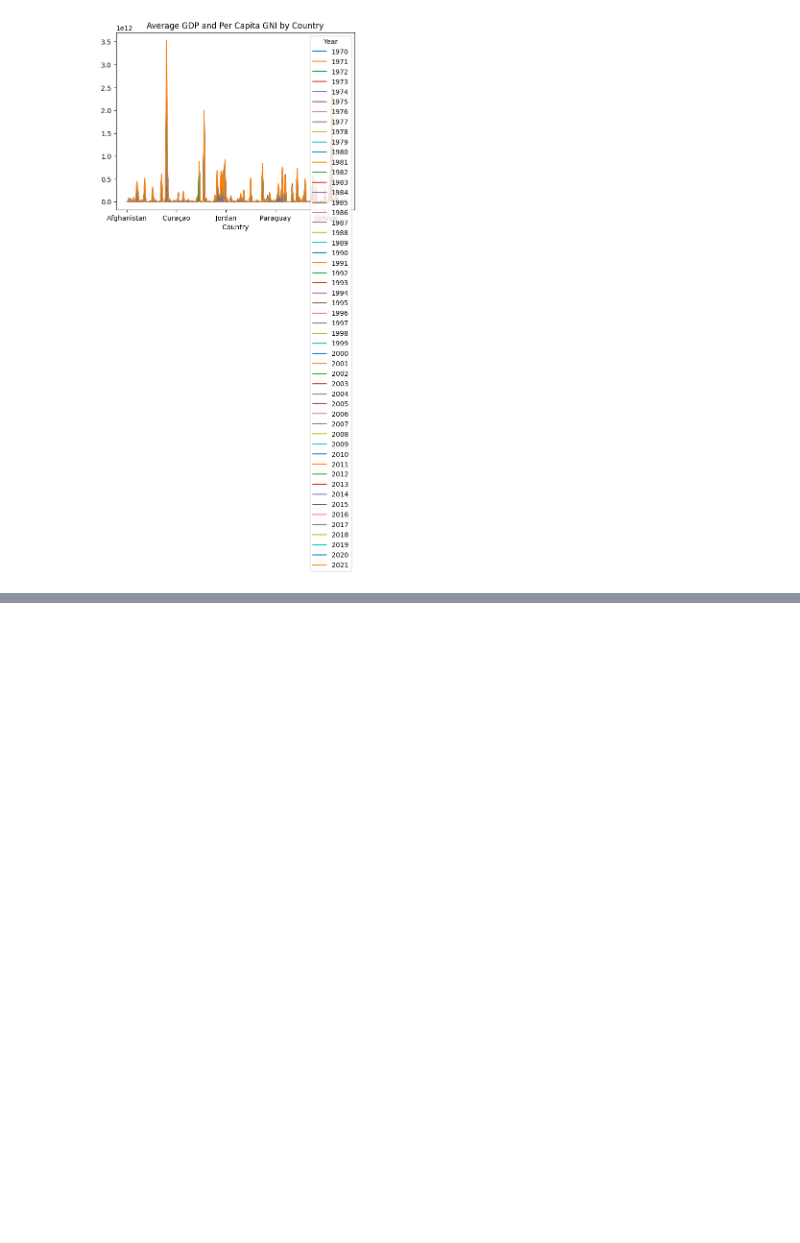
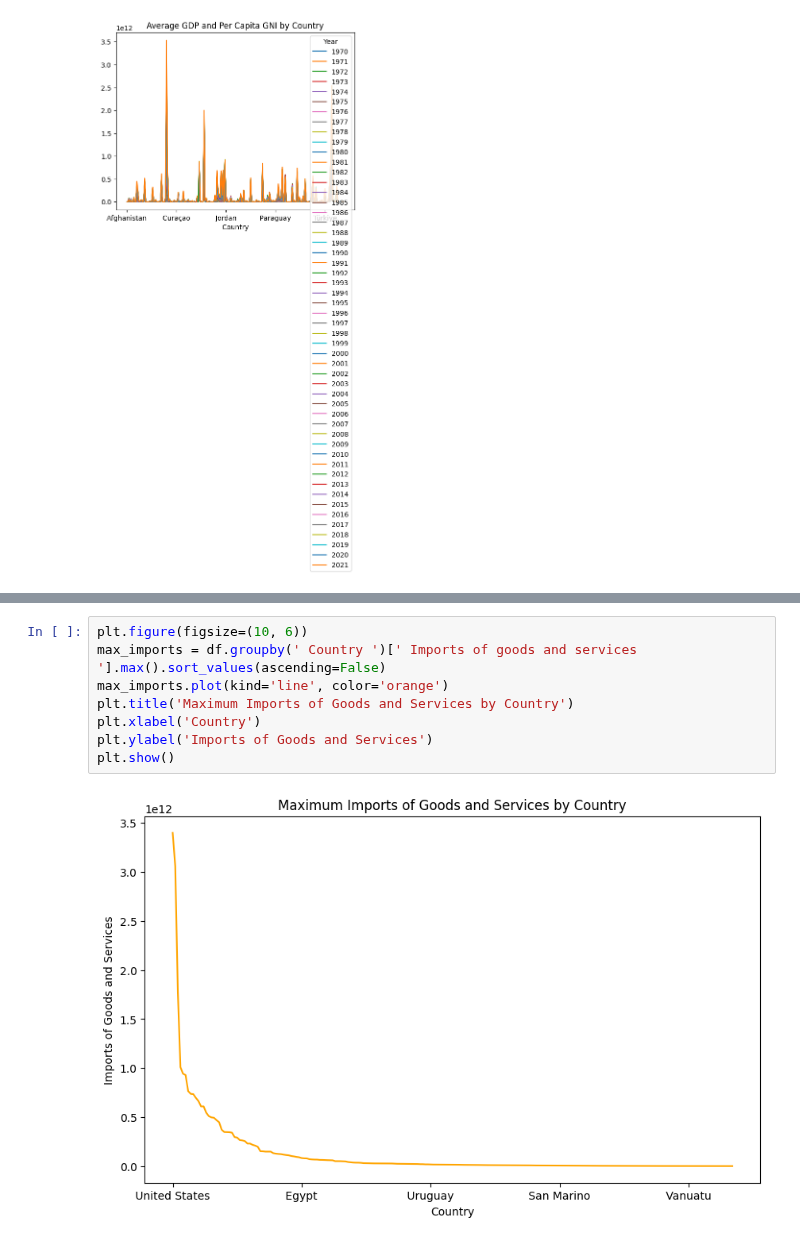
Before and after one commit to khoulaCode/machine-learning-code-orbit, a Jupyter notebook: team_members/from_tariq/world-finance-indicators-data.ipynb, the cells around one changed output, grey strips where cells are left out. Cells and saved outputs as stored; diff of their text form; blank space fills up the shorter version.

```diff
--- a/team_members/from_tariq/world-finance-indicators-data.ipynb
+++ b/team_members/from_tariq/world-finance-indicators-data.ipynb
@@ -96,0 +149,10 @@ plt.show()
+# %%
+plt.figure(figsize=(10, 6))
+max_imports = df.groupby(' Country ')[' Imports of goods and services '].max().sort_values(ascending=False)
+max_imports.plot(kind='line', color='orange')
+plt.title('Maximum Imports of Goods and Services by Country')
+plt.xlabel('Country')
+plt.ylabel('Imports of Goods and Services')
+plt.show()
+# %% [output]
+[figure, added]
```
Also changed, not shown: parts of 6 cells of this notebook.
